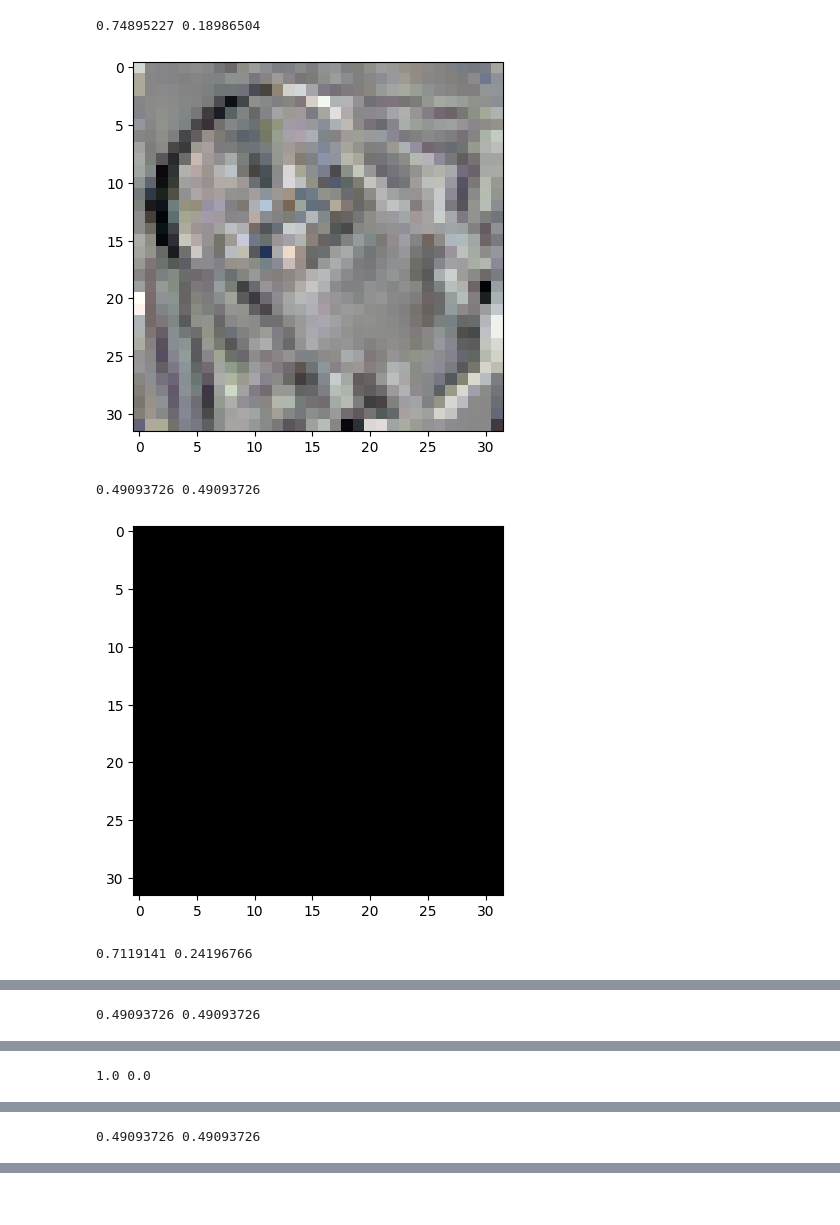
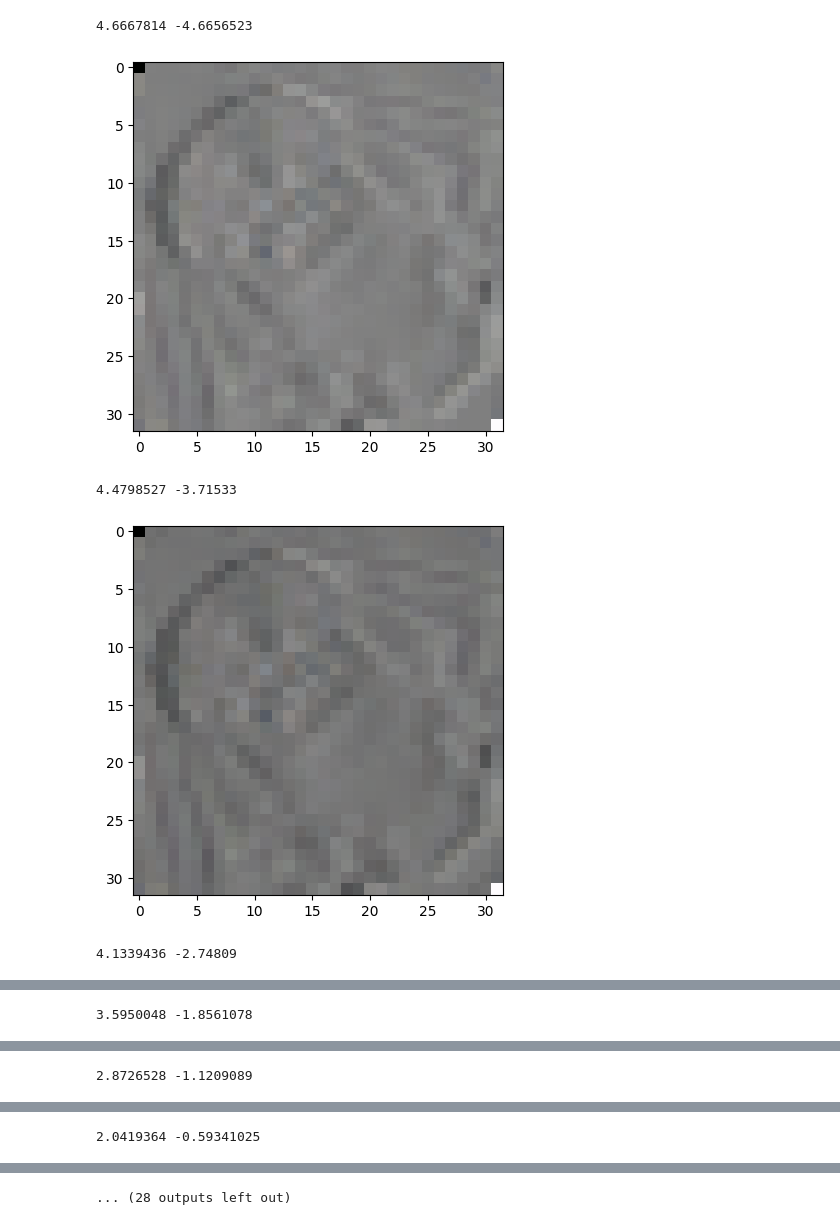
Before and after one commit to andrew-na-git/Score-Embedding-Fast-Diffusion, a Jupyter notebook: Colour_Main.ipynb, the cells around one changed output, grey strips where cells are left out. Drawn from its saved outputs; the diff is of its cells as text; code cells hidden in the pictures.

```diff
--- a/Colour_Main.ipynb
+++ b/Colour_Main.ipynb
@@ -65,7 +66,7 @@ diffusion_coeff_fn = functools.partial(diffusion_coeff, sigma=sigma)
 cifar_data = cifar.data[np.array(cifar.targets) == 5] # grab the fives
 
 # sample 5 images for training
-cifar_data = cifar_data[np.random.choice(list(range(len(cifar_data))), 3, replace=False)]
+cifar_data = cifar_data[np.random.choice(list(range(len(cifar_data))), 1, replace=False)]
 # %%
 #@title Cropping the image
 cropped_image_g = np.array(PIL.Image.fromarray(np.array(cifar_data[0])).convert("L").crop((0, 0, 32, 32)))
@@ -73,10 +74,10 @@ cifar_data_list_grey = [torch.Tensor(cropped_image_g)]
 
 cifar_data_list = []
 cifar_data_list_tensor = []
-for i in range(3):
+for i in range(1):
   cropped_image_rgb = np.array(PIL.Image.fromarray(np.array(cifar_data[i])).convert("RGB").crop((0, 0, 32, 32)))
-  cifar_data_list.append((cropped_image_rgb - cropped_image_rgb.min())/(cropped_image_rgb.max() - cropped_image_rgb.min())) # normalized to [0, 1]
-  # cifar_data_list = [cropped_image_rgb]
+  # cifar_data_list.append((cropped_image_rgb - cropped_image_rgb.min())/(cropped_image_rgb.max() - cropped_image_rgb.min())) # normalized to [0, 1]
+  cifar_data_list = [cropped_image_rgb]
   cifar_data_list_tensor.append(torch.Tensor(cifar_data_list[i].transpose((2, 0, 1))))
 
   print(cifar_data[i].max(), cifar_data[i].min())
@@ -110,18 +103,19 @@ def diffuse(initial_m, m, dm, channel, time_, g, scores):
   m[0, channel] = initial_m[channel]
   dh = 1 # 256/(H*W)
 
-  A_block = []
+  # A_block = []
   for i in range(1, N):
-    A = construct_A(H, W, dt/(2*dh), dt/(dh**2), 0, 0, g(time_[i]), scores[i, channel])#H,W,dh,dh2,f,g,s
-    A_block.append(sparse.csr_matrix(A))
+    A_block = construct_A(H, W, dt/(2*dh), dt/(dh**2), 0, 0, g(time_[i]), scores[i, channel]) # A_block.append(sparse.csr_matrix(A))
+    B_block = construct_B(H, W, m[i-1, channel])
+    m[i, channel] = sparse.linalg.spsolve(sparse.csr_matrix(A_block), B_block).reshape((-1, H*W))
 
-  A_block = sparse.block_diag(A_block, format='csr')
-  A_block += sparse.diags(np.ones((N-1)*H*W)[H*W:], -H*W)
-  B_block = np.zeros(((N-1)*H*W))
-  B_block[:H*W] = construct_B(H, W, m[0, channel])
+  # A_block = sparse.block_diag(A_block, format='csr')
+  # A_block += sparse.diags(np.ones((N-1)*H*W)[H*W:], -H*W)
+  # B_block = np.zeros(((N-1)*H*W))
+  # B_block[:H*W] = construct_B(H, W, m[0, channel])
 
-  pde_sol = sparse.linalg.spsolve(A_block, B_block) # cp.asnumpy(cp_linalg.spsolve(cp_csr(A_block), cp.array(B_block)))
-  m[1:, channel] = pde_sol.reshape((-1, H*W))
+  # pde_sol = sparse.linalg.spsolve(A_block, B_block) # cp.asnumpy(cp_linalg.spsolve(cp_csr(A_block), cp.array(B_block)))
+  # m[1:, channel] = pde_sol.reshape((-1, H*W))
 
   # del pde_sol
   # cp._default_memory_pool.free_all_blocks()
@@ -200,20 +219,18 @@ if not os.path.exists('scores_label'):
 # %%
 #@title Show the score labels
 import pickle
 if os.path.exists(f'scores_label'):
   with open('/content/scores_label', 'rb') as file:
     scores_label = pickle.load(file)
 
-for idx in range(3):
-  print(scores_label[idx][0].max(), scores_label[idx][0].min())
-  plt.imshow(((scores_label[idx][0] - scores_label[idx][0].min())/(scores_label[idx][0].max() - scores_label[idx][0].min())).transpose(1, 2, 0))
-  plt.show()
-  print(scores_label[idx][-1].max(), scores_label[idx][-1].min())
-  plt.imshow(((scores_label[idx][-1] - scores_label[idx][-1].min())/(scores_label[idx][-1].max() - scores_label[idx][-1].min())).transpose(1, 2, 0))
-  plt.show()
+for idx in range(1):
+  for i in range(N):
+    print(scores_label[idx][i].max(), scores_label[idx][i].min())
+    plt.imshow(((scores_label[idx][i] - scores_label[idx][i].min())/(scores_label[idx][i].max() - scores_label[idx][i].min() + eps)).transpose(1, 2, 0))
+    plt.show()
 # %% [output]
-0.74895227 0.18986504
+4.6667814 -4.6656523
-[figure, old version]
+[figure, new version]
-0.49093726 0.49093726
+4.4798527 -3.71533
-[figure, old version]
+[figure, new version]
-0.7119141 0.24196766
+4.1339436 -2.74809
@@ -221 +238 @@ for idx in range(3):
-0.49093726 0.49093726
+3.5950048 -1.8561078
@@ -223 +240 @@ for idx in range(3):
-1.0 0.0
+2.8726528 -1.1209089
@@ -225 +242 @@ for idx in range(3):
-0.49093726 0.49093726
+2.0419364 -0.59341025
@@ -227,3 +244,4 @@ for idx in range(3):
+... (28 outputs left out)
 # %%
 import pickle
 if not os.path.exists('scores_label'):
```
Also changed, not shown: parts of 9 cells of this notebook.
